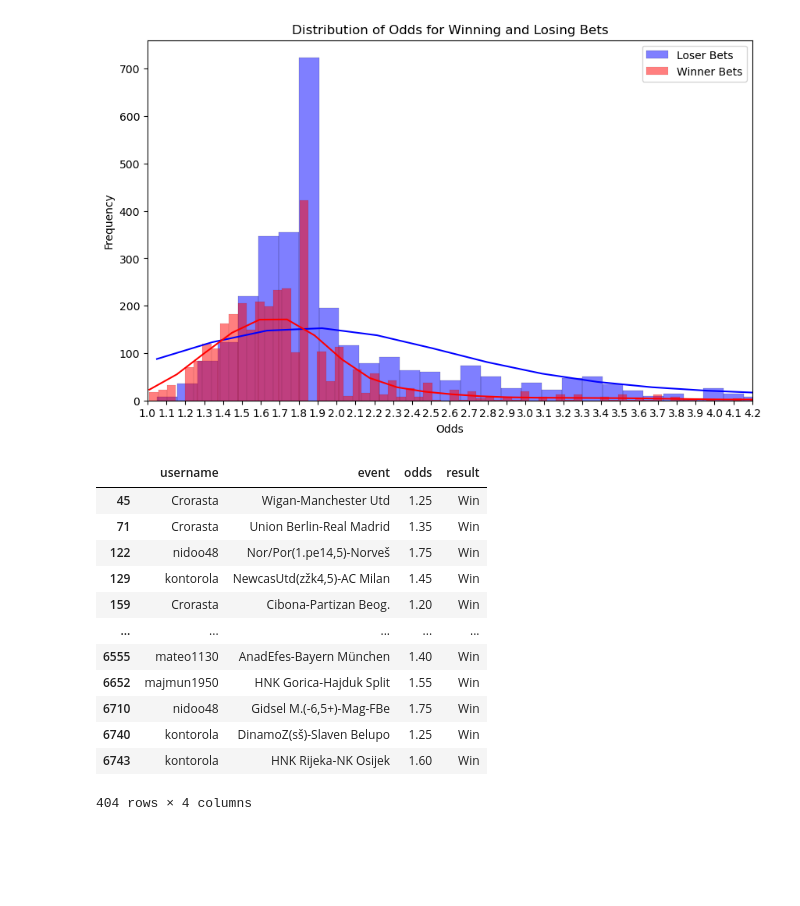
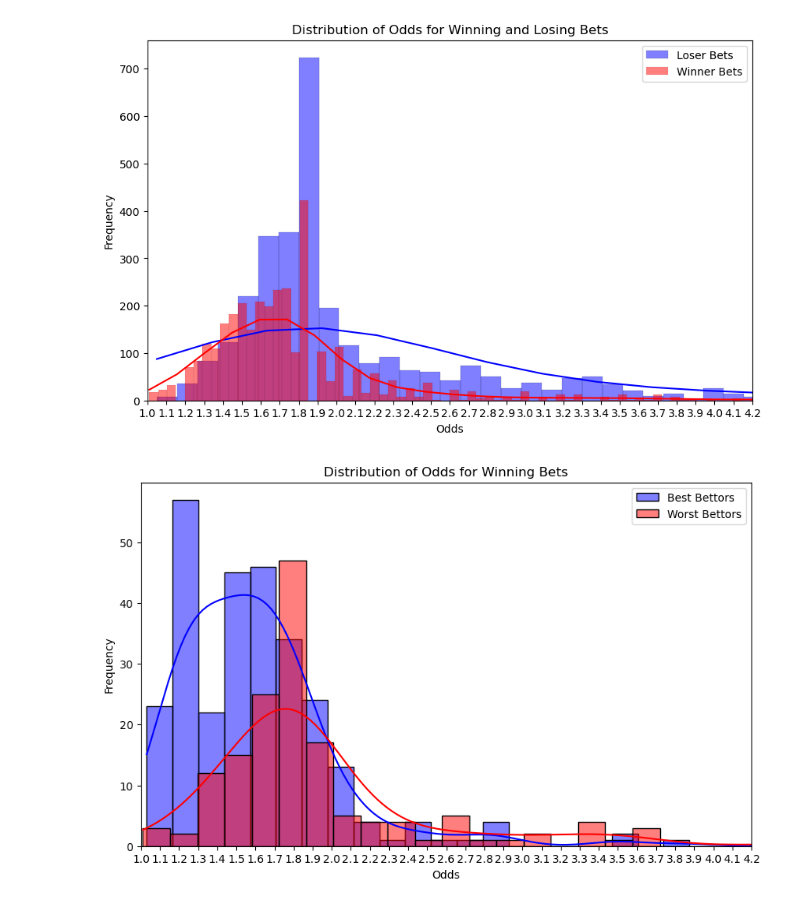
Before and after one commit to BikimWakim/SuperSportAnaliza, a Jupyter notebook: AnalizaTips.ipynb, the cells around one changed output. Saved outputs shown, nothing was run; the diff lists cells and outputs as text; code cells hidden in the pictures; blank space fills up the shorter version.

```diff
--- a/AnalizaTips.ipynb
+++ b/AnalizaTips.ipynb
@@ -50,8 +50,7 @@ plt.show()
 # %% [output]
 [figure]
 # %%
-#Sorting users upon biggest win_percentages
+#Sorting users upon biggest win_percentages and >= 20 Bets
 
 bestToWorst = df_1.sort_values(by='Win Percentages', ascending=False).head(10)
-worstToBest = df_1.sort_values(by='Win Percentages').head(20)
-bestToWorst, worstToBest
+worstToBest = df_1.sort_values(by='Win Percentages').head(10)
@@ -109,27 +88,33 @@ plt.legend()
 plt.show()
 # %% [output]
 [figure]
-# %%
-#Similarities Between Bets of Good and Bad Bettors
-best_bettors = bestToWorst['username']
-worst_bettors = worstToBest['username']
-
-best_bettors_data = df[df['username'].isin(best_bettors)]
-worst_bettors_data = df[df['username'].isin(worst_bettors)]
-
-best_bettors_df = best_bettors_data[['username', 'event', 'odds', 'result']]
-worst_bettors_df = best_bettors_data[['username', 'event', 'odds', 'result']]
-# %% [output]
-|  | username | event | odds | result |
-| 45 | Crorasta | Wigan-Manchester Utd | 1.25 | Win |
-| 71 | Crorasta | Union Berlin-Real Madrid | 1.35 | Win |
-| 122 | nidoo48 | Nor/Por(1.pe14,5)-Norveš | 1.75 | Win |
-| 129 | kontorola | NewcasUtd(zžk4,5)-AC Milan | 1.45 | Win |
-| 159 | Crorasta | Cibona-Partizan Beog. | 1.20 | Win |
-| ... | ... | ... | ... | ... |
-| 6555 | mateo1130 | AnadEfes-Bayern München | 1.40 | Win |
-| 6652 | majmun1950 | HNK Gorica-Hajduk Split | 1.55 | Win |
-| 6710 | nidoo48 | Gidsel M.(-6,5+)-Mag-FBe | 1.75 | Win |
-| 6740 | kontorola | DinamoZ(sš)-Slaven Belupo | 1.25 | Win |
-| 6743 | kontorola | HNK Rijeka-NK Osijek | 1.60 | Win |
-404 rows × 4 columns
+# %%
+#The Good, the Bad and the Ugly
+best_bettors = bestToWorst['username']
+worst_bettors = worstToBest['username']
+
+best_bettors_data = df[df['username'].isin(best_bettors)]
+worst_bettors_data = df[df['username'].isin(worst_bettors)]
+
+best_bettors_df = best_bettors_data[['username', 'sport', 'event', 'type', 'odds', 'result']]
+worst_bettors_df = worst_bettors_data[['username', 'sport', 'event', 'type', 'odds', 'result']]
+
+#Similarities and differences between best bettors and worst bettors in won bets
+bestBettorsWin = best_bettors_data[best_bettors_data['result'] == 'Win']['odds']
+worstBettorsWin = worst_bettors_data[worst_bettors_data['result'] == 'Win']['odds']
+
+plt.figure(figsize=(10,6))
+
+sns.histplot(bestBettorsWin, color='blue', kde=True, label='Best Bettors')
+sns.histplot(worstBettorsWin, color='red', kde=True, label='Worst Bettors')
+
+plt.xlim(1, 4)
+plt.xticks(np.arange(1, 4.25, step=0.1))
+
+plt.xlabel('Odds')
+plt.ylabel('Frequency')
+plt.title('Distribution of Odds for Winning Bets')
+plt.legend()
+plt.show()
+# %% [output]
+[figure, added]
```
Also changed, not shown: parts of 7 cells of this notebook.
